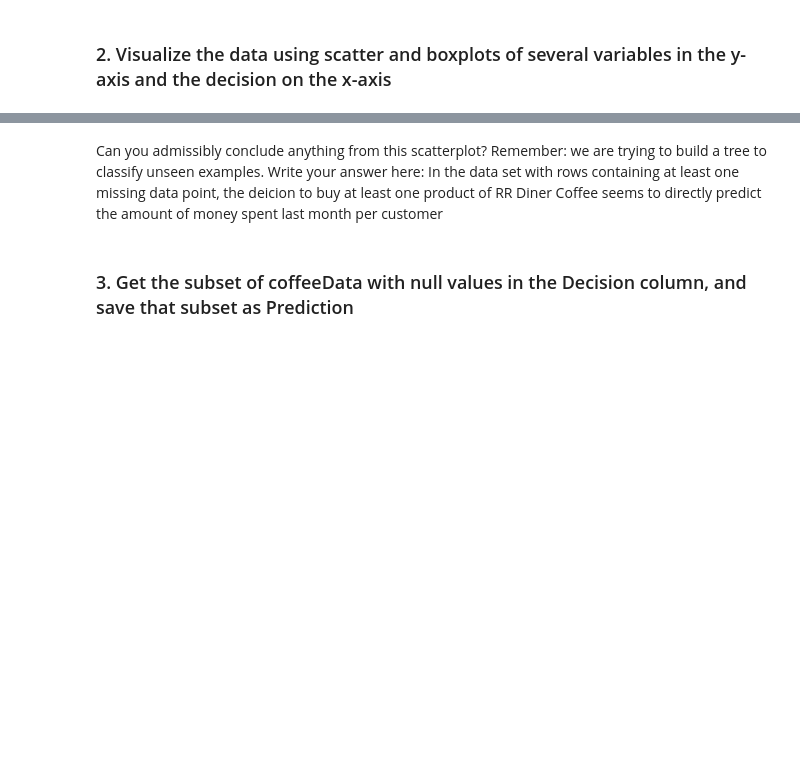
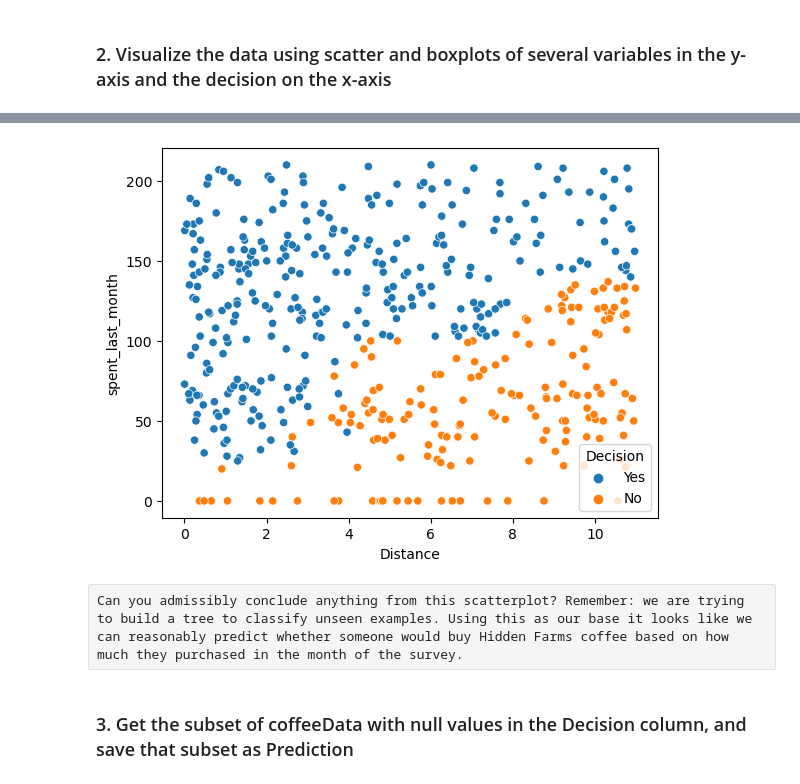
Before and after one commit to Noob1701/Springboard, a Jupyter notebook: Springboard Decision Tree Specialty Coffee Case Study - Tier 3.ipynb, the cells around one changed output, grey strips where cells are left out. Saved outputs shown, nothing was run; the diff lists cells and outputs as text; code cells hidden in the pictures; blank space fills up the shorter version.

```diff
--- a/Springboard Decision Tree Specialty Coffee Case Study - Tier 3.ipynb
+++ b/Springboard Decision Tree Specialty Coffee Case Study - Tier 3.ipynb
@@ -285,8 +303,10 @@ NameError: name 'NOPrediction' is not defined
 # %%
 # Make a scatterplot on NOPrediction, where x is distance, y is spent_last_month and hue is Decision
-_ = sns.scatterplot('Distance', 'spent_last_month', hue = 'Decision', data = NOPrediction)
+_ = sns.scatterplot('Distance', 'spent_last_month', hue = 'Decision', data = NoPrediction)
+# %% [output]
+[figure, added]
-# %% [markdown]
-Can you admissibly conclude anything from this scatterplot? Remember: we are trying to build a tree to classify unseen examples. Write your answer here: In the data set with rows containing at least one missing data point, the deicion to buy at least one product of RR Diner Coffee seems to directly predict the amount of money spent last month per customer
+# %% [raw]
+Can you admissibly conclude anything from this scatterplot? Remember: we are trying to build a tree to classify unseen examples. Using this as our base it looks like we can reasonably predict whether someone would buy Hidden Farms coffee based on how much they purchased in the month of the survey.
 # %% [markdown]
 ### 3. Get the subset of coffeeData with null values in the Decision column, and save that subset as Prediction
 # %%
```
Also changed, not shown: parts of 42 cells of this notebook.
